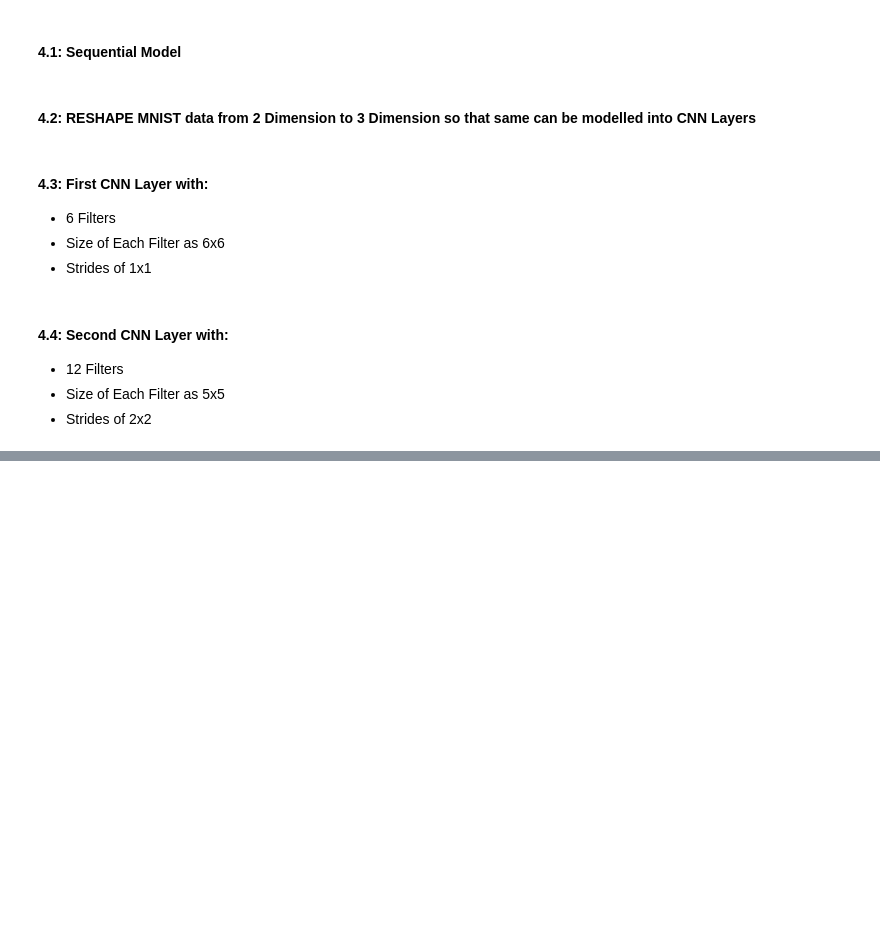
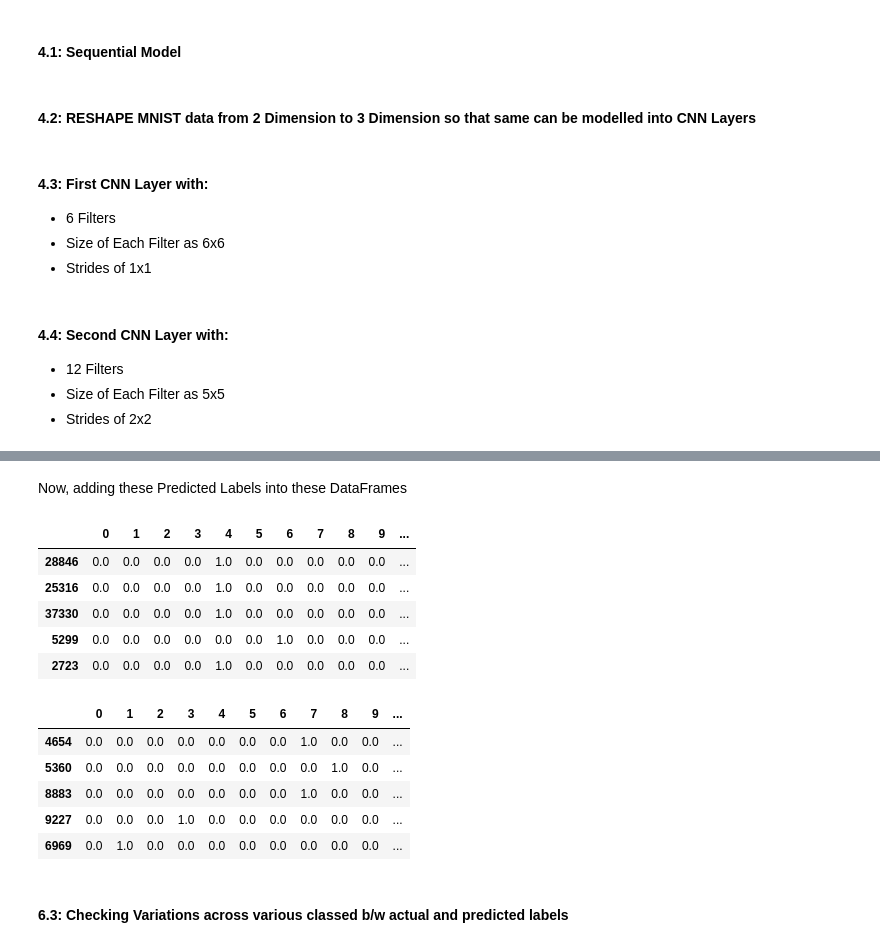
Before and after one commit to niveditphoenix/DataScience_Projects_Portfolio, a Jupyter notebook: Deep Learning Projects Using Tensorflow & KERAS/MNIST_Digit_Recognition_CNN_DL.ipynb, the cells around one changed output, grey strips where cells are left out. Cells and saved outputs as stored; diff of their text form; code cells hidden in the pictures; blank space fills up the shorter version.

```diff
--- a/Deep Learning Projects Using Tensorflow & KERAS/MNIST_Digit_Recognition_CNN_DL.ipynb
+++ b/Deep Learning Projects Using Tensorflow & KERAS/MNIST_Digit_Recognition_CNN_DL.ipynb
@@ -240,0 +317,8 @@ model.summary()
+# %%
+def fun_get_label(data):
+    label = []
+    for rows in range(len(data)):
+        for cols in range(10):
+            if int(data.iloc[rows, cols]) == 1:
+                label.append(cols)
+    return label
@@ -240,0 +359,2 @@ model.summary()
+# %% [markdown]
+Now, adding these Predicted Labels into these DataFrames
@@ -240,0 +364,18 @@ model.summary()
+# %%
+trainY.sample(5)
+testY.sample(5)
+# %% [output]
+|  | 0 | 1 | 2 | 3 | 4 | 5 | 6 | 7 | 8 | 9 | ... |
+| 28846 | 0.0 | 0.0 | 0.0 | 0.0 | 1.0 | 0.0 | 0.0 | 0.0 | 0.0 | 0.0 | ... |
+| 25316 | 0.0 | 0.0 | 0.0 | 0.0 | 1.0 | 0.0 | 0.0 | 0.0 | 0.0 | 0.0 | ... |
+| 37330 | 0.0 | 0.0 | 0.0 | 0.0 | 1.0 | 0.0 | 0.0 | 0.0 | 0.0 | 0.0 | ... |
+| 5299 | 0.0 | 0.0 | 0.0 | 0.0 | 0.0 | 0.0 | 1.0 | 0.0 | 0.0 | 0.0 | ... |
+| 2723 | 0.0 | 0.0 | 0.0 | 0.0 | 1.0 | 0.0 | 0.0 | 0.0 | 0.0 | 0.0 | ... |
+|  | 0 | 1 | 2 | 3 | 4 | 5 | 6 | 7 | 8 | 9 | ... |
+| 4654 | 0.0 | 0.0 | 0.0 | 0.0 | 0.0 | 0.0 | 0.0 | 1.0 | 0.0 | 0.0 | ... |
+| 5360 | 0.0 | 0.0 | 0.0 | 0.0 | 0.0 | 0.0 | 0.0 | 0.0 | 1.0 | 0.0 | ... |
+| 8883 | 0.0 | 0.0 | 0.0 | 0.0 | 0.0 | 0.0 | 0.0 | 1.0 | 0.0 | 0.0 | ... |
+| 9227 | 0.0 | 0.0 | 0.0 | 1.0 | 0.0 | 0.0 | 0.0 | 0.0 | 0.0 | 0.0 | ... |
+| 6969 | 0.0 | 1.0 | 0.0 | 0.0 | 0.0 | 0.0 | 0.0 | 0.0 | 0.0 | 0.0 | ... |
+# %% [markdown]
+#### 6.3: Checking Variations across various classed b/w actual and predicted labels
```
Also changed, not shown: parts of 52 cells of this notebook.
